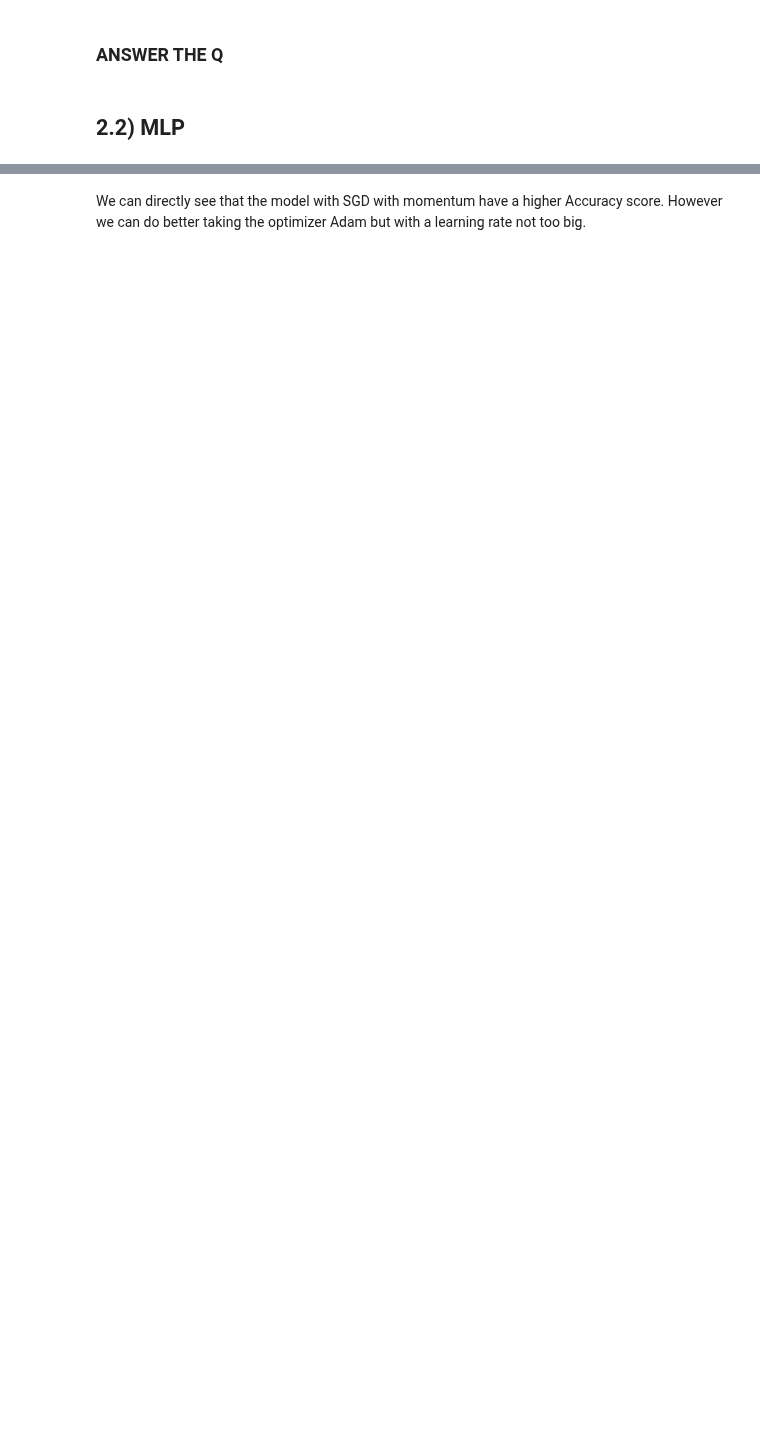
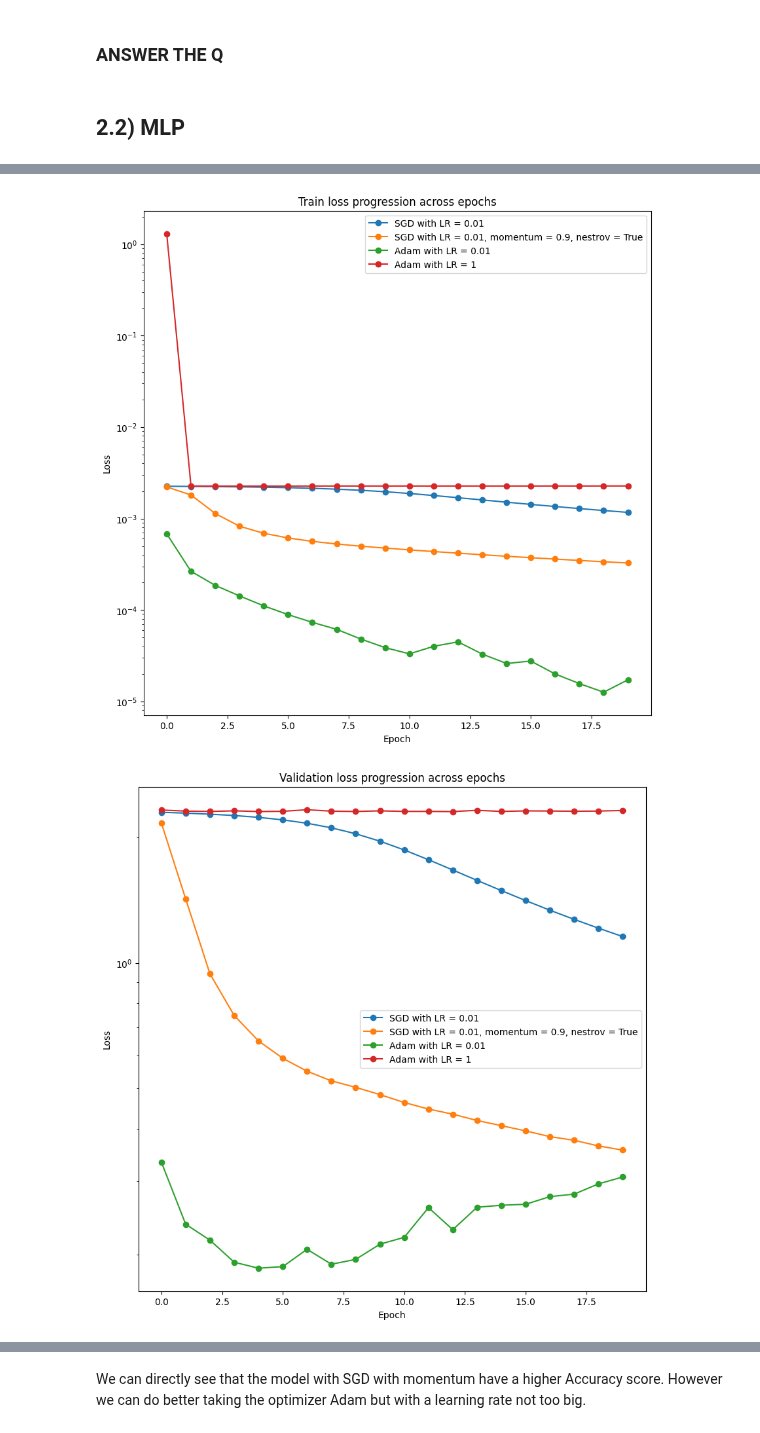
Before and after one commit to fpalmisa/FundamentalLearningEPFL, a Jupyter notebook: Homework 3/Homework3.ipynb, the cells around one changed output, grey strips where cells are left out. Drawn from its saved outputs; the diff is of its cells as text; code cells hidden in the pictures; blank space fills up the shorter version.

```diff
--- a/Homework 3/Homework3.ipynb
+++ b/Homework 3/Homework3.ipynb
@@ -213,7 +217,7 @@ train_dataloader = torch.utils.data.DataLoader(
 # Construct the dataloader for the testing dataset.
 test_dataloader = torch.utils.data.DataLoader(
     dataset=test_dataset,
-    batch_size=BATCH_SIZE,
+    batch_size=TEST_BATCH_SIZE,
     shuffle=False,
     num_workers=2)
 
@@ -236,16 +242,6 @@ show(grid)
 ### ANSWER THE Q
 # %% [markdown]
 ## 2.2) MLP
-# %%
-def device_type():
-    if torch.cuda.is_available():
-        return 'cuda'
-    elif torch.backends.mps.is_available():
-        return 'mps'
-    else:
-        return 'cpu'
-DEVICE = torch.device(device_type())
-print(DEVICE)
 # %%
 class Net(nn.Module):
     def __init__(self):
@@ -353,41 +388,61 @@ def predict(model: nn.Module, test_dataloader: DataLoader, device: torch.device)
 # %%
-plt.figure(figsize=(10, 10))
+
 #Model with Optimizer : SGD and Learning Rate : 0.01
 modelSGD_001 = Net()
 optimizerSGD_001 = optim.SGD(modelSGD_001.parameters(), lr=0.01)
+models.append('SGD with LR = 0.01')
 print('SGD with LR = 0.01')
-lossesSGD_001 = fit(modelSGD_001, train_dataloader, optimizerSGD_001, EPOCHS, device = DEVICE)
+train_lossesSGD_001, valid_lossesSGD_001, valid_accsSGD_001 = fit(modelSGD_001, train_dataloader,  optimizerSGD_001, EPOCHS, device = DEVICE,valid_dataloader= validation_dataloader)
 predict(modelSGD_001, test_dataloader, device = DEVICE)
-plt.plot(lossesSGD_001, label = "SGD with LR = 0.01")
+
 
 #Model with Optimizer : SGD with momentum and Learning Rate : 0.01, momentum : 0.9, nestrov : True
 modelSGD_001_momentum = Net()
 optimizerSGD_001_momentum = optim.SGD(modelSGD_001_momentum.parameters(), lr=0.01, momentum=0.9, nesterov=True)
+models.append('SGD with Momentum')
 print('SGD with LR = 0.01, momentum = 0.9, nestrov = True')
-lossesSGD_001_momentum = fit(modelSGD_001_momentum, train_dataloader, optimizerSGD_001_momentum, EPOCHS, device = DEVICE)
+train_lossesSGD_001_momentum, valid_lossesSGD_001_momentum, valid_accsSGD_001_momentum = fit(modelSGD_001_momentum, train_dataloader, optimizerSGD_001_momentum, EPOCHS, device = DEVICE,valid_dataloader=validation_dataloader)
 predict(modelSGD_001_momentum, test_dataloader, device = DEVICE)
-plt.plot(lossesSGD_001_momentum, label = "SGD with LR = 0.01, momentum = 0.9, nestrov = True")
+
 
 #Model with Adam Optimizer and Learning Rate : 0.01
 modelAdam_001 = Net()
 optimizerAdam_001 = optim.Adam(modelAdam_001.parameters(), lr=0.01)
+models.append('Adam with LR = 0.01')
 print('Adam with LR = 0.01')
-lossesAdam_001 = fit(modelAdam_001, train_dataloader, optimizerAdam_001, EPOCHS, device = DEVICE)
+train_lossesAdam_001, valid_lossesAdam_001, valid_accsAdam_001 = fit(modelAdam_001, train_dataloader, optimizerAdam_001, EPOCHS, device = DEVICE,valid_dataloader=validation_dataloader)
 predict(modelAdam_001, test_dataloader, device = DEVICE)
-plt.plot(lossesAdam_001, label = "Adam with LR = 0.01")
 
 #Model with Adam Optimizer and Learning Rate : 1
 modelAdam_1 = Net()
 optimizerAdam_1 = optim.Adam(modelAdam_1.parameters(), lr=1)
+models.append('Adam with LR = 1')
 print('Adam with LR = 1')
-lossesAdam_1 = fit(modelAdam_1, train_dataloader, optimizerAdam_1, EPOCHS, device = DEVICE)
+train_lossesAdam_1, valid_lossesAdam_1, valid_accsAdam_1 = fit(modelAdam_1, train_dataloader, optimizerAdam_1, EPOCHS, device = DEVICE,valid_dataloader=validation_dataloader)
 predict(modelAdam_1, test_dataloader, device = DEVICE)
-plt.plot(lossesAdam_1,  label = "Adam with LR = 1")
 
 
+plt.figure(figsize=(10, 10))
+plt.plot(train_lossesSGD_001, label = "SGD with LR = 0.01", marker = 'o')
+plt.plot(train_lossesSGD_001_momentum, label = "SGD with LR = 0.01, momentum = 0.9, nestrov = True", marker = 'o')
+plt.plot(train_lossesAdam_001, label = "Adam with LR = 0.01", marker = 'o')
+plt.plot(train_lossesAdam_1,  label = "Adam with LR = 1", marker = 'o')
 plt.legend()
 plt.xlabel('Epoch')
 plt.ylabel("Loss")
 plt.yscale("log")
-plt.title("Loss progression across epochs")
+plt.title("Train loss progression across epochs")
 plt.show()
+
+plt.figure(figsize=(10, 10))
+plt.plot(valid_lossesSGD_001, label = "SGD with LR = 0.01", marker = 'o')
+plt.plot(valid_lossesSGD_001_momentum, label = "SGD with LR = 0.01, momentum = 0.9, nestrov = True", marker = 'o')
+plt.plot(valid_lossesAdam_001, label = "Adam with LR = 0.01", marker = 'o')
+plt.plot(valid_lossesAdam_1,  label = "Adam with LR = 1", marker = 'o')
+plt.legend()
+plt.xlabel('Epoch')
+plt.ylabel("Loss")
+plt.yscale("log")
+plt.title("Validation loss progression across epochs")
+plt.show()
+# %% [output]
@@ -394,2 +466,4 @@ plt.show()
+[figure, added]
+[figure, added]
 # %%
 print('Validation Accuracy with SGD with LR = 0.01')
```
Also changed, not shown: parts of 11 cells of this notebook.
